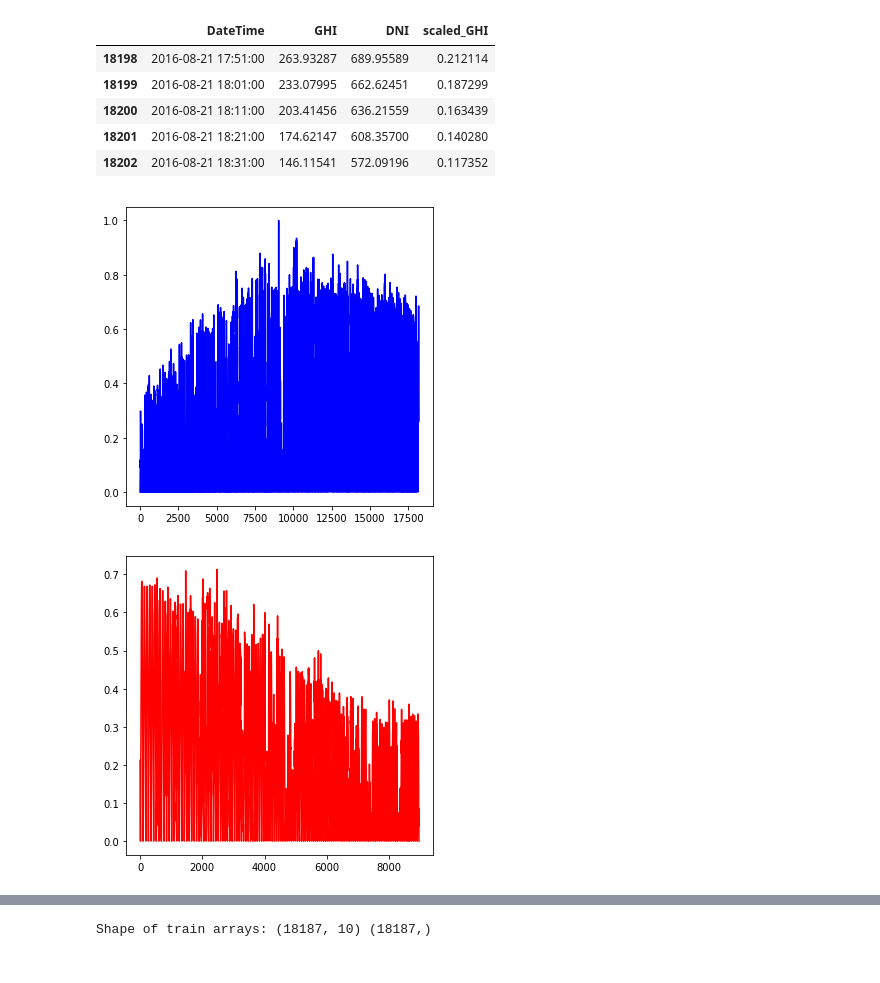
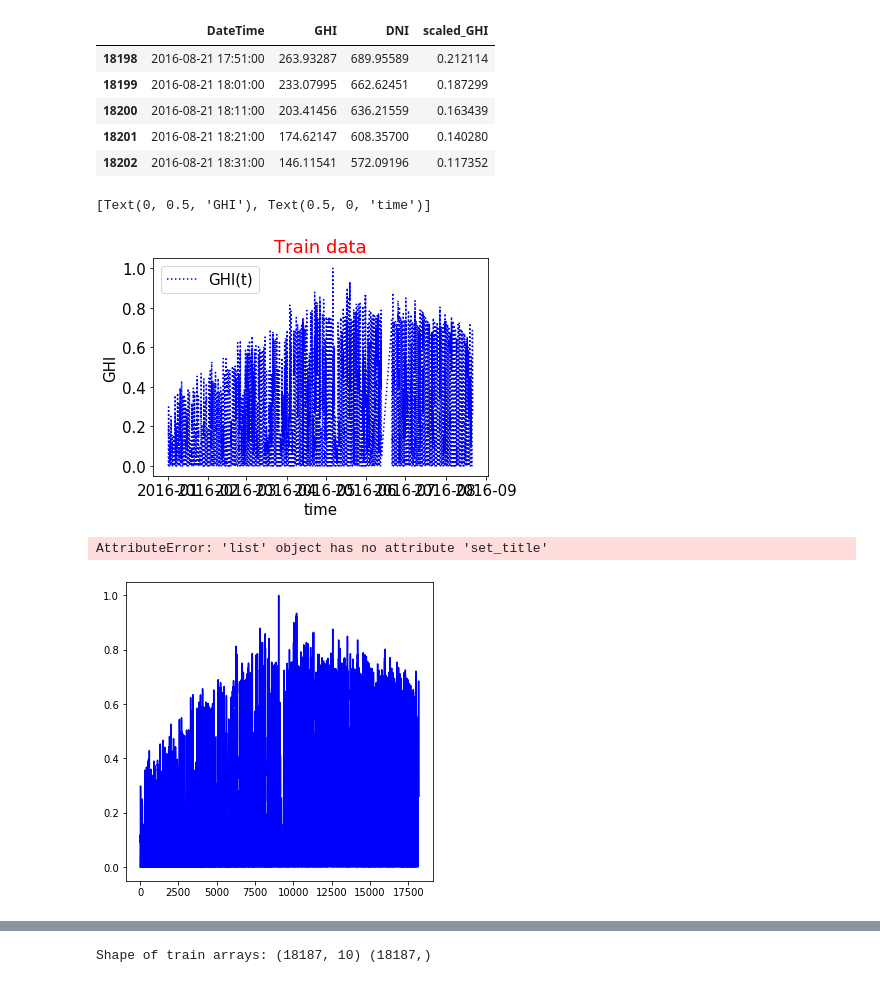
Before and after one commit to HananyTolba/GHI-time-series-forecasting, a Jupyter notebook: MLP_GHI.ipynb, the cells around one changed output, grey strips where cells are left out. Drawn from its saved outputs; the diff is of its cells as text; code cells hidden in the pictures.

```diff
--- a/MLP_GHI.ipynb
+++ b/MLP_GHI.ipynb
@@ -101,24 +101,39 @@ df_val.head()
 | 18202 | 2016-08-21 18:31:00 | 146.11541 | 572.09196 | 0.117352 |
 # %%
 df_val.reset_index(drop=True, inplace=True)
+# %%
+"""
+Plot les series temporelles GHI standardisées (train et validation).
+"""
+y=df_train['scaled_GHI']
+x=df_train['DateTime']
+
+plt.rcParams.update({'font.size':15})
+plt.plot(x,y,color='blue',linestyle='dotted',label='GHI(t)')
+#plt.axis([0,10,-1.1,1.1])
+plt.title("Train data",color='red')
+plt.legend(loc='upper left')
+ax =plt.axes()
+ax.set(xlabel='time',ylabel='GHI')
+# %% [output]
+[Text(0, 0.5, 'GHI'), Text(0.5, 0, 'time')]
+[figure, added]
 # %%
-"""
-The train and validation time series of standardized PRES are also plotted.
-"""
+
 
 plt.figure(figsize=(5.5, 5.5))
 g = plt.plot(df_train['scaled_GHI'], color='b')
-#g.set_title('Time series of scaled Air Pressure in train set')
-#g.set_xlabel('Index')
-#g.set_ylabel('Scaled Air Pressure readings')
+g.set_title('Time series of scaled GHI in train set')
+g.set_xlabel('time')
+g.set_ylabel('GHI (w/m^2)')
 #plt.savefig('plots/ch5/B07887_05_03.png', format='png', dpi=300)
 
 plt.figure(figsize=(5.5, 5.5))
 g = plt.plot(df_val['scaled_GHI'], color='r')
-#g.set_title('Time series of scaled Air Pressure in validation set')
-#g.set_xlabel('Index')
-#g.set_ylabel('Scaled Air Pressure readings')
+g.set_title('Time series of scaled GHI in validation set')
+g.set_xlabel('Time')
+g.set_ylabel('GHI (w/m^2)')
 #plt.savefig('plots/ch5/B07887_05_04.png', format='png', dpi=300)
 # %% [output]
+AttributeError: 'list' object has no attribute 'set_title'
-[figure, old version]
+[figure, new version]
-[figure, removed]
```
Also changed, not shown: parts of 2 cells of this notebook.
